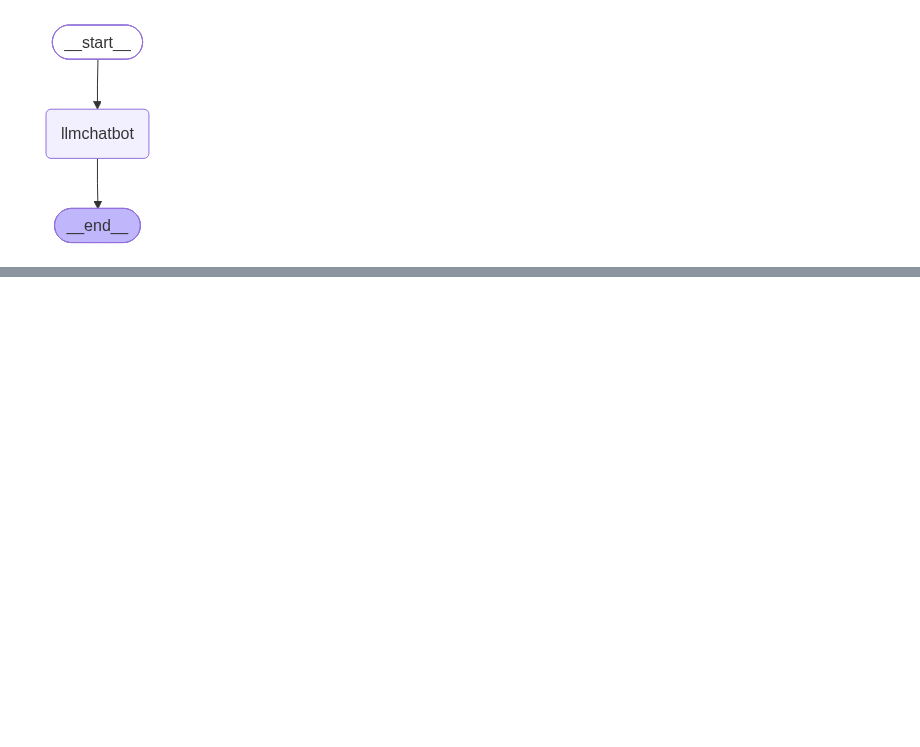
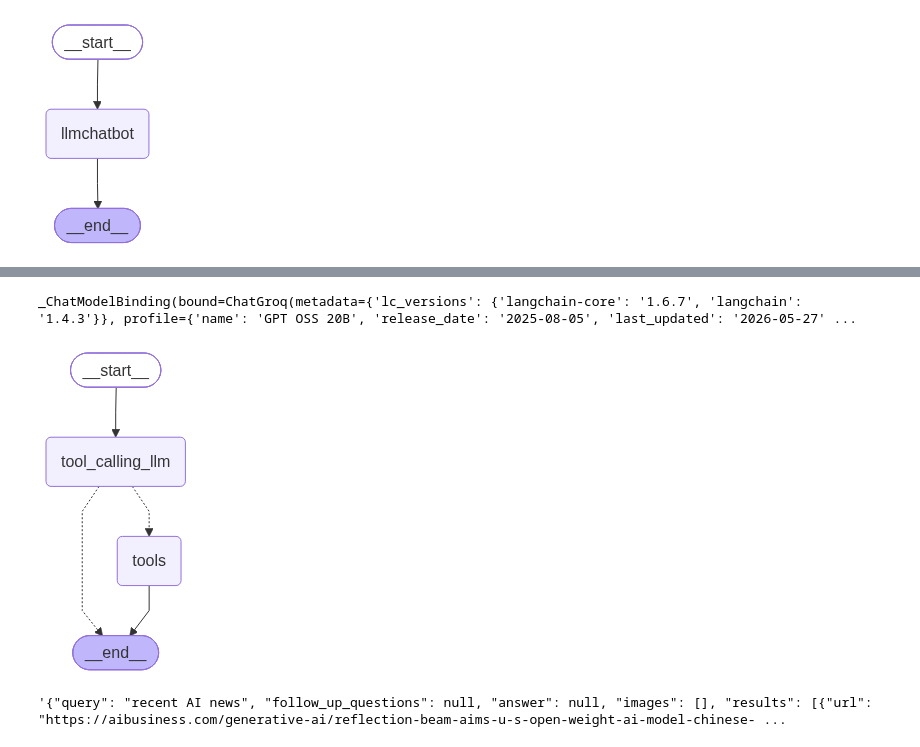
Before and after one commit to Anto-87/Enterprise_AI_Engineer_RoadMap, a Jupyter notebook: 06-AgenticLanggraph/01-BasicChatbot/basicchatbot.ipynb, the cells around one changed output, grey strips where cells are left out. Drawn from its saved outputs; the diff is of its cells as text; code cells hidden in the pictures; blank space fills up the shorter version.

Commit message:
Building ReAct agent, Memory implementation in Langgraph

```diff
--- a/06-AgenticLanggraph/01-BasicChatbot/basicchatbot.ipynb
+++ b/06-AgenticLanggraph/01-BasicChatbot/basicchatbot.ipynb
@@ -85,0 +82,5 @@ Hello! 👋 How can I help you today?
+# %%
+from langchain_tavily import TavilySearch
+
+tool = TavilySearch(max_results=5)
+tool.invoke("What is langgraaph?")
@@ -85,0 +119,43 @@ Hello! 👋 How can I help you today?
+# %%
+tools=[
+    tool, multiply
+]
+# %%
+llm_with_tools=llm.bind_tools(tools)
+# %%
+llm_with_tools
+# %% [output]
+_ChatModelBinding(bound=ChatGroq(metadata={'lc_versions': {'langchain-core': '1.6.7', 'langchain': '1.4.3'}}, profile={'name': 'GPT OSS 20B', 'release_date': '2025-08-05', 'last_updated': '2026-05-27' ...
+# %%
+## Stategraph
+
+from langgraph.graph import StateGraph,START,END
+from langgraph.prebuilt import ToolNode
+from langgraph.prebuilt import tools_condition
+
+
+## Node definition
+def tool_calling_llm(state:State):
+    return {"messages":[llm_with_tools.invoke(state["messages"])]}
+
+
+## Graph
+builder = StateGraph(State)
+builder.add_node("tool_calling_llm", tool_calling_llm)
+builder.add_node("tools", ToolNode(tools))
+
+
+## Add Edges
+builder.add_edge(START,"tool_calling_llm")
+builder.add_conditional_edges(
+    "tool_calling_llm",
+    tools_condition
+)
+builder.add_edge("tools",END)
+
+## Compile the graph
+compiled_graph = builder.compile()
+# %%
+compiled_graph
+# %% [output]
+[figure, added]
@@ -85,0 +164,4 @@ Hello! 👋 How can I help you today?
+# %%
+response['messages'][-1].content
+# %% [output]
+'{"query": "recent AI news", "follow_up_questions": null, "answer": null, "images": [], "results": [{"url": "https://aibusiness.com/generative-ai/reflection-beam-aims-u-s-open-weight-ai-model-chinese- ...
```
Also changed, not shown: parts of 33 cells of this notebook, 3 other files.
